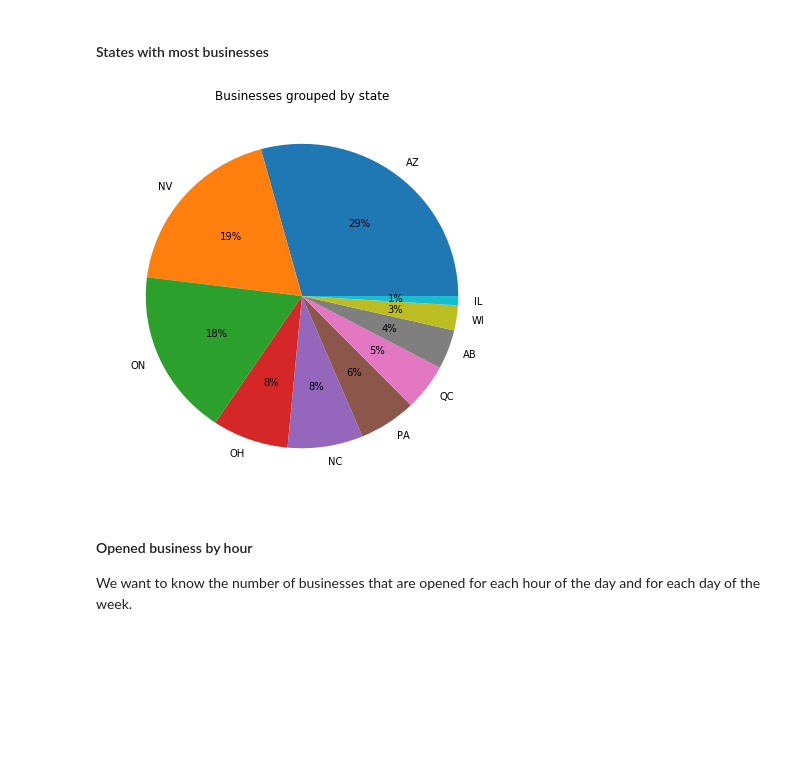
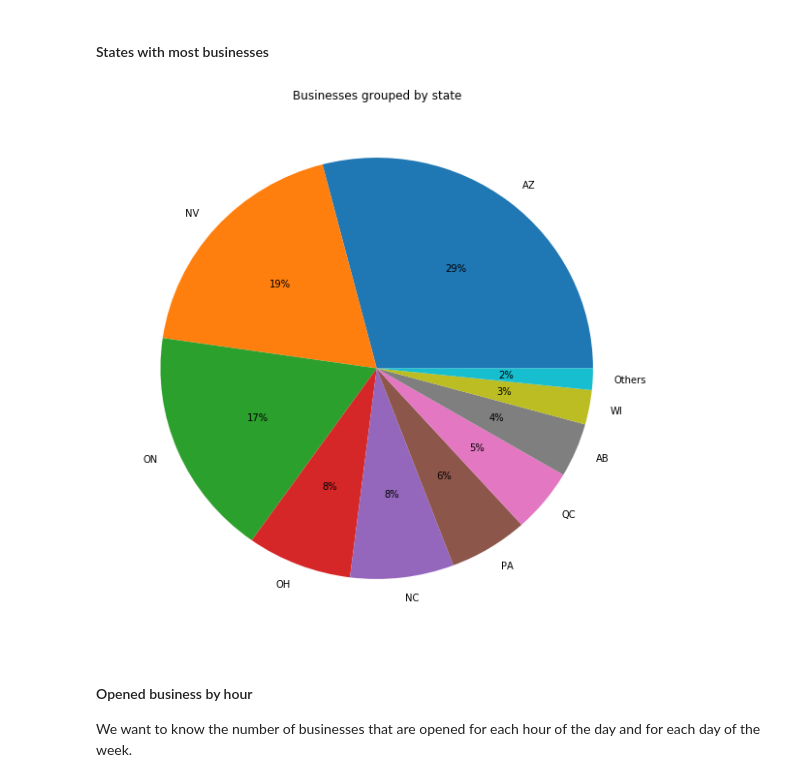
Before and after one commit to lorenzovngl/analysis-of-yelp-open-dataset, a Jupyter notebook: notebooks/business.ipynb, the cells around one changed output. Cells and saved outputs as stored; diff of their text form; code cells hidden in the pictures; blank space fills up the shorter version.

```diff
--- a/notebooks/business.ipynb
+++ b/notebooks/business.ipynb
@@ -101,14 +89,20 @@ plt.show()
 # %%
 states = df[['state']]
 grouped_states = states.groupby(['state']).size().reset_index(name='count')
 grouped_states = grouped_states.set_index('state')
-grouped_states = grouped_states.sort_values(by=['count'], ascending=False).head(10)
-ax = grouped_states.plot.pie(x='city', y='count', legend=False, figsize=(7,7), autopct='%1.0f%%')
+grouped_states = grouped_states.sort_values(by=['count'], ascending=False)
+
+grouped_states2 = grouped_states[:9].copy()
+new_row = pd.DataFrame(data = {'state' : 'Others', 'count' : [grouped_states[9:]['count'].sum()]})
+new_row = new_row.set_index('state')
+grouped_states2 = pd.concat([grouped_states2, new_row], sort=False)
+
+ax = grouped_states2.plot.pie(x='city', y='count', legend=False, figsize=(10,10), autopct='%1.0f%%')
 ax.set_ylabel('')
 ax.set_title('Businesses grouped by state')
 plt.show()
 # %% [output]
-[figure, old version]
+[figure, new version]
 # %% [markdown]
 #### Opened business by hour
 
```
Also changed, not shown: parts of 4 cells of this notebook, 3 other files.
